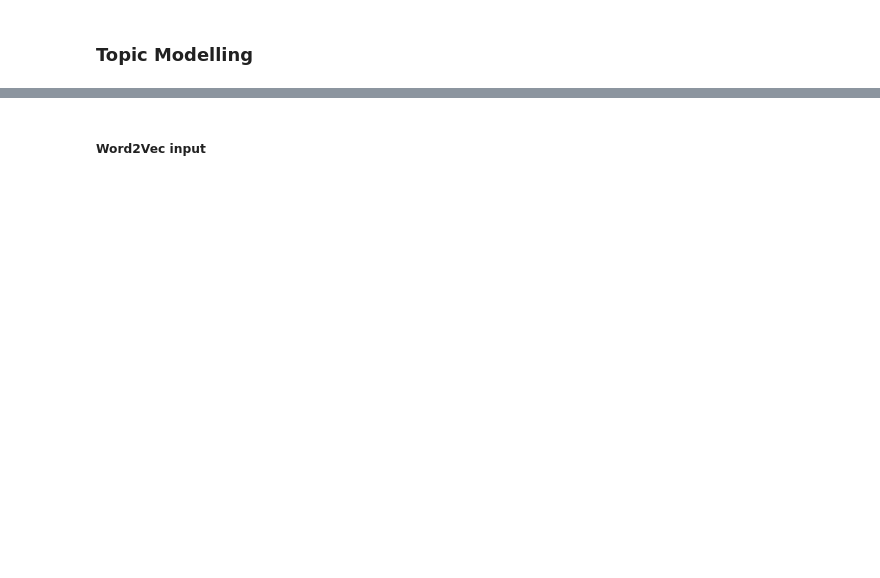
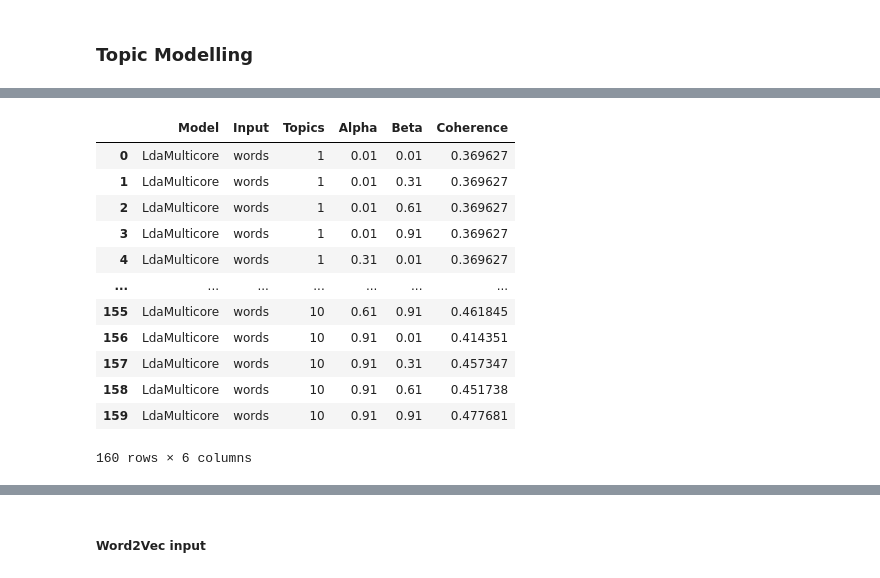
Before and after one commit to AnkitRajSri/Effects-of-Lockdown-on-Mental-Health, a Jupyter notebook: Healthcare_Data_Exploration.ipynb, the cells around one changed output, grey strips where cells are left out. Cells and saved outputs as stored; diff of their text form; code cells hidden in the pictures; blank space fills up the shorter version.

```diff
--- a/Healthcare_Data_Exploration.ipynb
+++ b/Healthcare_Data_Exploration.ipynb
@@ -204,0 +313,33 @@ tfidf = tfidf[dtm]
+# %%
+# Determined the optimum number of topics with maximum coherence
+def getMaxCoherenceModels(corpus, dictionary, text, input_type, is_lsi):
+  model_df = pd.DataFrame(columns = ['Model', 'Input', 'Topics', 'Alpha', 'Beta', 'Coherence'])
+
+  min_topics, max_topics, step = 1, 11, 1
+  list_alpha = list(np.arange(0.01, 1, 0.3))
+  list_beta = list(np.arange(0.01, 1, 0.3))
+  model_name = ''
+  i = 0
+  for num in range(min_topics, max_topics, step):
+    for a in list_alpha:
+      for b in list_beta:
+        if is_lsi == True:
+          model = LsiModel(corpus, id2word=dictionary, num_topics=num)
+          model_name = 'LsiModel'
+        # elif model_num == 2:
+        #   model = LdaModel(corpus, id2word=dictionary, num_topics=num, passes=10)
+        #   model_name = 'LdaModel'
+        else:
+          model = LdaMulticore(corpus, id2word=dictionary, num_topics=num, passes=10, workers=3)
+          model_name = 'LdaMulticore'
+        coherence_model = CoherenceModel(model=model, texts=text, dictionary=dictionary, coherence='c_v')
+        #rows = {'Model': model_name, 'Input': input, 'Topics': num, 'Alpha': a, 'Beta': b, 'Coherence': coherence_model.get_coherence()}
+        model_df.loc[i, 'Model'] = model_name
+        model_df.loc[i, 'Input'] = input_type
+        model_df.loc[i, 'Topics'] = num
+        model_df.loc[i, 'Alpha'] = a
+        model_df.loc[i, 'Beta'] = b
+        model_df.loc[i, 'Coherence'] = coherence_model.get_coherence()
+        i = i + 1
+        #coherence_values.append(coherencemodel.get_coherence())
+  return model_df
@@ -204,0 +355,17 @@ tfidf = tfidf[dtm]
+# %%
+lda_multicore_with_words = getMaxCoherenceModels(tfidf1, dictionary1, tokenized_nouns, 'words', is_lsi=False)
+lda_multicore_with_words
+# %% [output]
+|  | Model | Input | Topics | Alpha | Beta | Coherence |
+| 0 | LdaMulticore | words | 1 | 0.01 | 0.01 | 0.369627 |
+| 1 | LdaMulticore | words | 1 | 0.01 | 0.31 | 0.369627 |
+| 2 | LdaMulticore | words | 1 | 0.01 | 0.61 | 0.369627 |
+| 3 | LdaMulticore | words | 1 | 0.01 | 0.91 | 0.369627 |
+| 4 | LdaMulticore | words | 1 | 0.31 | 0.01 | 0.369627 |
+| ... | ... | ... | ... | ... | ... | ... |
+| 155 | LdaMulticore | words | 10 | 0.61 | 0.91 | 0.461845 |
+| 156 | LdaMulticore | words | 10 | 0.91 | 0.01 | 0.414351 |
+| 157 | LdaMulticore | words | 10 | 0.91 | 0.31 | 0.457347 |
+| 158 | LdaMulticore | words | 10 | 0.91 | 0.61 | 0.451738 |
+| 159 | LdaMulticore | words | 10 | 0.91 | 0.91 | 0.477681 |
+160 rows × 6 columns
```
Also changed, not shown: parts of 52 cells of this notebook.
